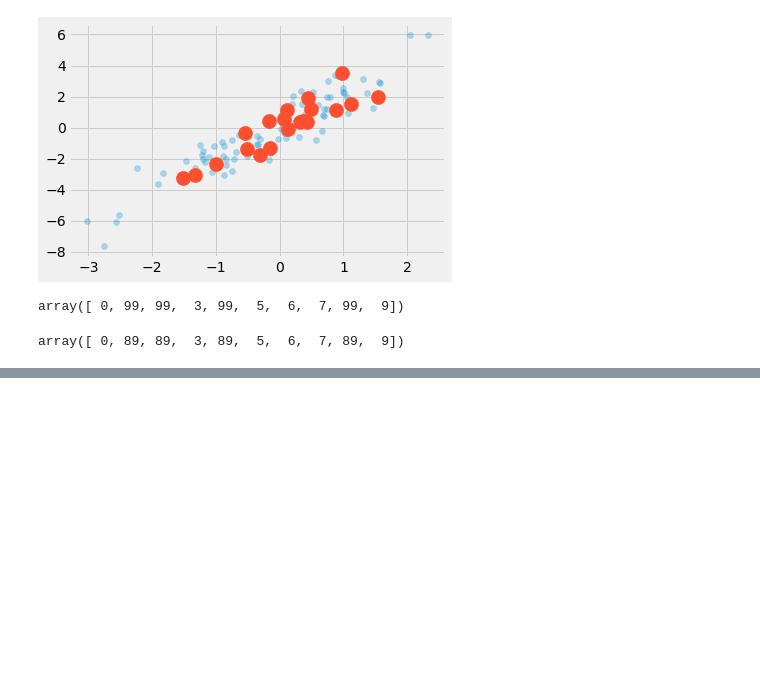
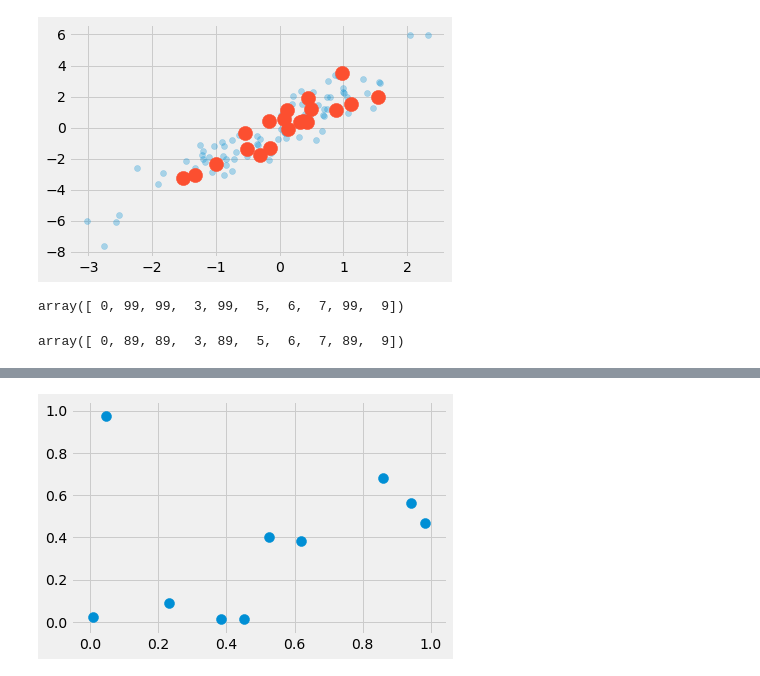
Before and after one commit to numanyilmaz/PythonDataScienceHandbookNotes, a Jupyter notebook: Chapter2.ipynb, the cells around one changed output, grey strips where cells are left out. Cells and saved outputs as stored; diff of their text form; code cells hidden in the pictures; blank space fills up the shorter version.

Commit message:
sorting completed

```diff
--- a/Chapter2.ipynb
+++ b/Chapter2.ipynb
@@ -1166,0 +1211,5 @@ plt.plot(bins, counts, linestyle= 'steps')
+# %%
+# sorting along rows and columns
+rand = np.random.RandomState(42)
+X = rand.randint(0, 10, (4,6))
+X
@@ -1166,0 +1246,4 @@ plt.plot(bins, counts, linestyle= 'steps')
+# %%
+#create random 10 points on a two dimensional array
+X = rand.rand(10, 2)
+X
@@ -1166,0 +1261,4 @@ plt.plot(bins, counts, linestyle= 'steps')
+# %%
+plt.scatter(X[:,0], X[:,1], s=100);
+# %% [output]
+[figure, added]
```
Also changed, not shown: parts of 26 cells of this notebook.
